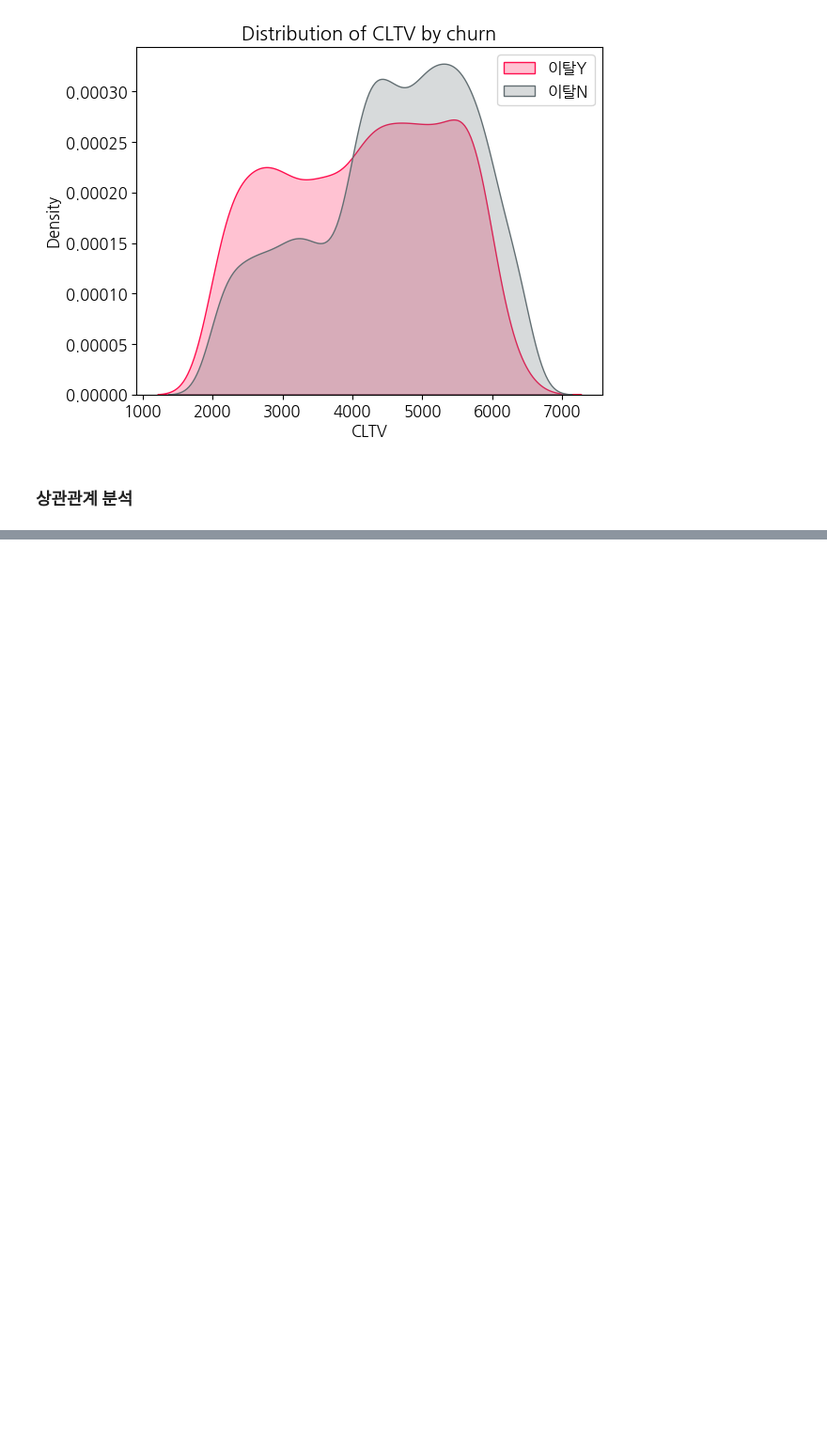
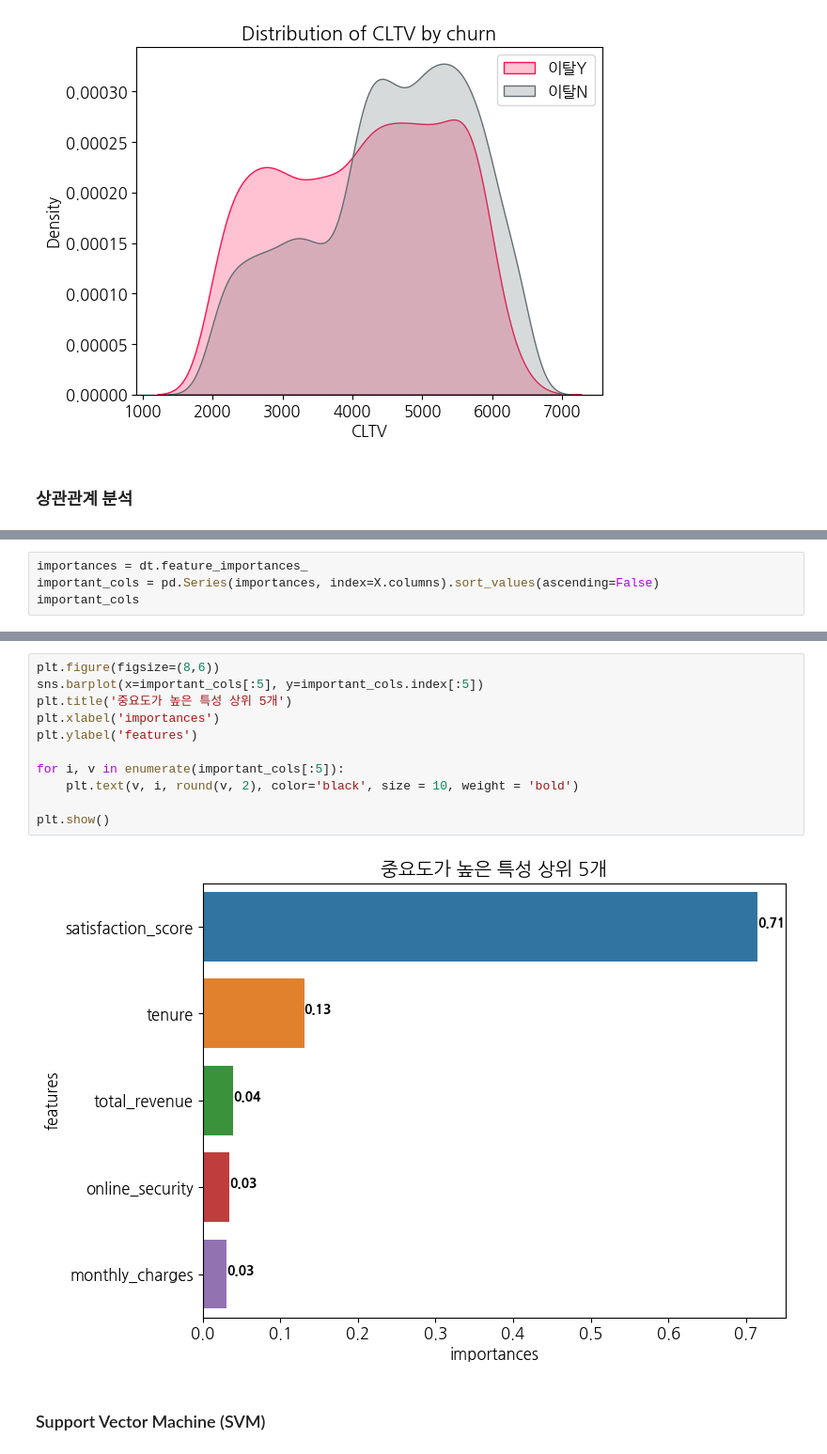
Before and after one commit to skywalker221-Minsoo/-DS-_ZeroBase_ML_Project, a Jupyter notebook: dataset_1_team/dataset_1team.ipynb, the cells around one changed output, grey strips where cells are left out. Shown at 94% size. Drawn from its saved outputs; the diff is of its cells as text; blank space fills up the shorter version.

```diff
--- a/dataset_1_team/dataset_1team.ipynb
+++ b/dataset_1_team/dataset_1team.ipynb
@@ -788,0 +1087,4 @@ Name: churn, dtype: float64
+# %%
+importances = dt.feature_importances_
+important_cols = pd.Series(importances, index=X.columns).sort_values(ascending=False)
+important_cols
@@ -788,0 +1109,15 @@ Name: churn, dtype: float64
+# %%
+plt.figure(figsize=(8,6))
+sns.barplot(x=important_cols[:5], y=important_cols.index[:5])
+plt.title('중요도가 높은 특성 상위 5개')
+plt.xlabel('importances')
+plt.ylabel('features')
+
+for i, v in enumerate(important_cols[:5]):
+    plt.text(v, i, round(v, 2), color='black', size = 10, weight = 'bold')
+
+plt.show()
+# %% [output]
+[figure, added]
+# %% [markdown]
+### Support Vector Machine (SVM)
```
Also changed, not shown: parts of 54 cells of this notebook.
